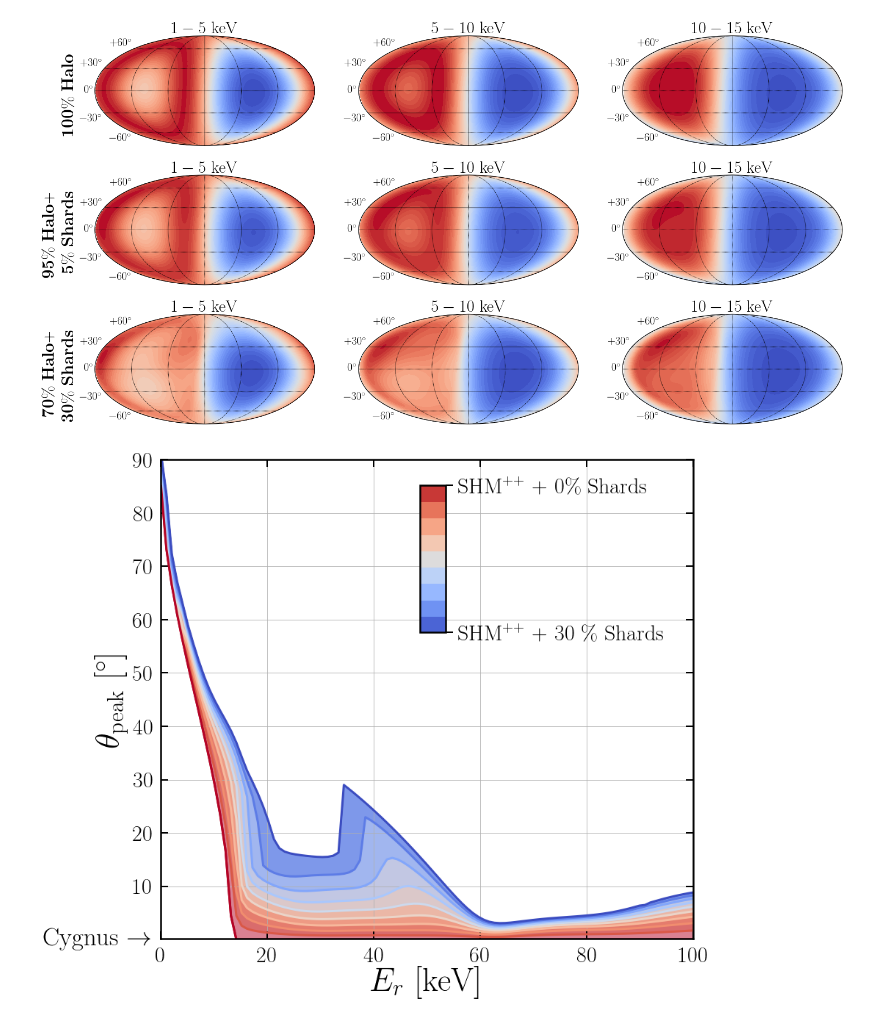
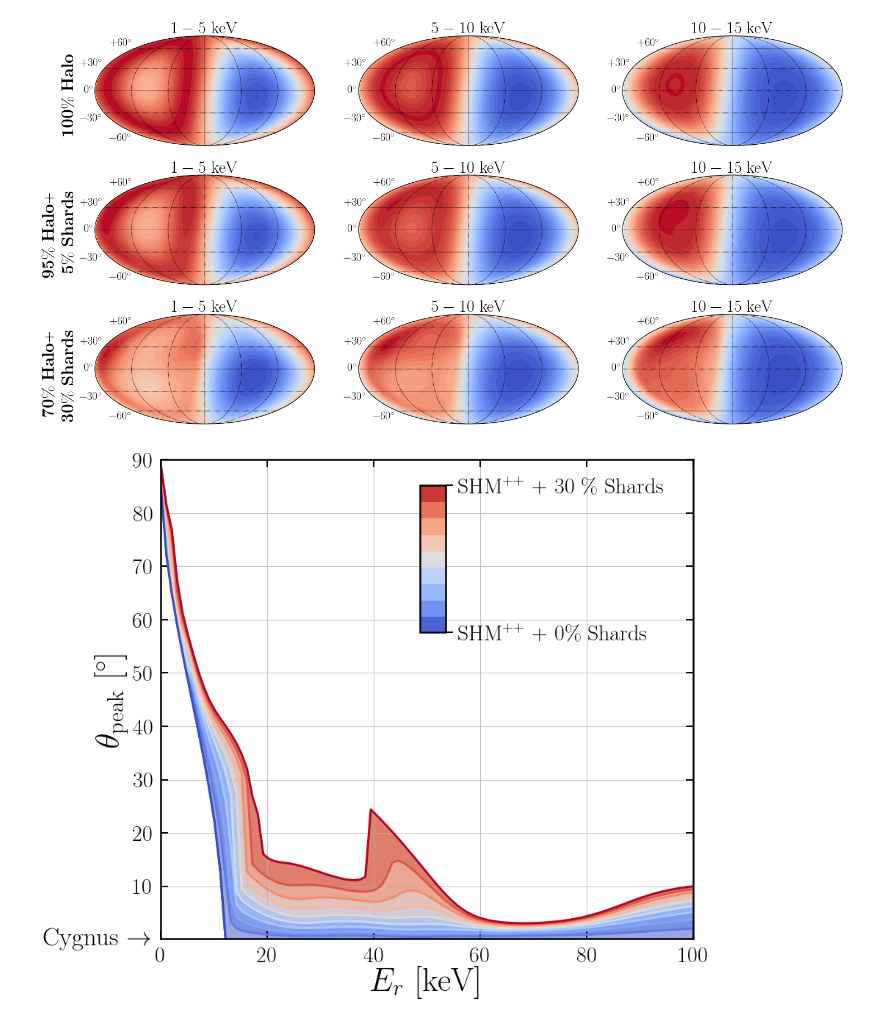
Before and after one commit to cajohare/DarkShards, a Jupyter notebook: code/PlotShards.ipynb, the cells around one changed output. Saved outputs shown, nothing was run; the diff lists cells and outputs as text; code cells hidden in the pictures.

Commit message:
updated plots

```diff
--- a/code/PlotShards.ipynb
+++ b/code/PlotShards.ipynb
@@ -250,14 +250,14 @@ fig = plt.figure(figsize=(13,12))
 ax = fig.add_subplot(111)
 pltname = 'Shards_fv2'
 
-xi_aniso = 0.7
+xi_aniso = 0.3
 xi_iso = 1.0-xi_aniso
 fv2_total = xi_iso*fv2_Iso + (xi_aniso/2.0)*(fv2_Saus+sum(fv2_Shards,2))
 plt.contourf(vr,vth,transpose(fv2_total)*1e6,50,cmap=cm.coolwarm)
 
 for i in range(0,nshards):
     f2 = transpose(fv2_Shards[:,:,i])
-    plt.contourf(vr,vth,f2,levels=[amax(f2)*0.9,amax(f2)*0.95,amax(f2)],alpha=0.6,colors=((colstrs[i,:]),),linewidth=3)
+    plt.contourf(vr,vth,f2,levels=[amax(f2)*0.9,amax(f2)*0.95,amax(f2)],alpha=0.2,colors=((colstrs[i,:]),),linewidth=3)
     plt.contour(vr,vth,f2,levels=[amax(f2)*0.9,amax(f2)*0.95,amax(f2)],colors=((colstrs[i,:]),),linewidth=3)
     plt.fill_between([-10000,-10000],[0,1],linewidth=3,alpha=0.6,color=colstrs[i,:],label=names[i])
 leg = plt.legend(loc='upper right',fontsize=20,edgecolor='k',framealpha=1.0)
@@ -423,6 +423,9 @@ fig.savefig('../plots/plots_png/'+pltname+'.png',bbox_inches='tight')
 # %% [markdown]
 # Axion spectrum
 # %%
+import warnings
+warnings.filterwarnings("ignore")
+
 c_km = 3e8/1000
 
 # Axion mass
@@ -436,14 +439,14 @@ vmax = 800
 omega_min = (m_a_s)*(1+(vmin/c_km)**2.0/2.0)
 omega_max = (m_a_s)*(1+(vmax/c_km)**2.0/2.0)
 axionBW = (omega_max-omega_min)
-omega = linspace(omega_min-0.2*axionBW,omega_max+0.2*axionBW,n)
+omega = linspace(omega_min-0.21*axionBW,omega_max+0.21*axionBW,n)
 omega_min = omega[0]
 omega_max = omega[-1]
 domega = omega[1]-omega[0]
 v = c_km*sqrt(2*(omega-m_a_s)/omega)
-v[omega<m_a_s] = 0.0
+v[omega<=m_a_s] = 0.0
 dv = (1.0/m_a_s)*(c_km/v)*c_km
-dv[omega<m_a_s] = 0.0
+dv[omega<=m_a_s] = 0.0
 
 # Plot power spectra
 v_lab = LabVelocitySimple(0.0,HaloModel)
@@ -456,5 +459,5 @@ for i in range(0,nshards):
     sig_s = dat[i,6:9]
     fvsub = pops[i]*SpeedDist_3D(v,(v_lab-v_s),sig_s)
     fv[i,:] = fvsub
-    print i+1,":    V_str = ",v_s,"|     sigma_str = ",sig_s
+    print '{:3d}{:9s}{:7s}{:7.2f}{:7.2f}{:7.2f}{:14s}{:7.2f}{:7.2f}{:7.2f}{:10s}{:3d}'.format(i+1,': '+names[i],'V_str = ',v_s[0],v_s[1],v_s[2],' |  sig_str = ',sig_s[0],sig_s[1],sig_s[2],' |  pop = ',int(pops[i]*sum(dat[:,9])))
 # %% [output]
@@ -685,7 +685,7 @@ def qhat(x):
 
 x_lab = -1.0*v_lab/sqrt(sum(v_lab**2.0))
 
-m_chi = 20.0
+m_chi = 50.0
 sigma_p = 1.0e-45
 A = F19.MassNumber
 
@@ -735,6 +735,8 @@ fig = plt.figure(figsize=(13,12))
 ax = fig.add_subplot(111)
 pltname = 'Shards_peakdirection'
 
+col = (cm.coolwarm(linspace(0,1,n_xi)))
+cmap = cm.coolwarm
 for j in range(0,n_xi):
     plt.fill_between(Evals,dth[:,j],y2=dth[:,-1],color=col[j,:],alpha=0.5)
     plt.plot(Evals,dth[:,j],color=col[j,:],linewidth=3)
@@ -743,31 +745,31 @@ plt.plot(Evals,dth0,linewidth=3,color=col[0,:])
 plt.ylim([0.1,90])
 plt.xlim([0,amax(Evals)])
 ax.tick_params(which='major',direction='in',width=2,length=10,right=True,top=True,pad=10,labelsize=30)
 ax.tick_params(which='minor',direction='in',width=1,length=7,right=True,top=True)
 plt.ylabel(r"$\theta_{\rm peak}$ [$^\circ$]",fontsize=45);
 plt.xlabel(r"$E_r$ [keV]",fontsize=45);
 plt.text(-22,-1,r'Cygnus $\rightarrow$',fontsize=35)
 plt.grid()
 
 # Custom colorbar
 import matplotlib as mpl
 from mpl_toolkits.axes_grid1.inset_locator import inset_axes
 cbaxes = inset_axes(ax, width="5%", height="50%", bbox_to_anchor=[-190, 330, 700, 400])
 norm = mpl.colors.Normalize(vmin=0,vmax=1)
 sm = plt.cm.ScalarMappable(cmap=cmap, norm=norm)
 sm.set_array([])
 plt.colorbar(sm,cax=cbaxes,ticks=(0,1),boundaries=linspace(0,1,n_xi))
 f = plt.gcf().get_children()
 cbar = f[2]
 cbar.set_yticklabels([cbar_min, cbar_max])  # vertically oriented colorbar
 cbar.tick_params(labelsize=30)
 cbar.tick_params(which='major',direction='out',width=2,length=10,right=True,top=False,pad=7)
 cbar.tick_params(which='minor',direction='out',width=2,length=7,right=True,top=False)
 
 
 # Save figure
 plt.show()
 fig.savefig('../plots/'+pltname+'.pdf',bbox_inches='tight')
 fig.savefig('../plots/plots_png/'+pltname+'.png',bbox_inches='tight')
 # %% [output]
-[figure, old version]
+[figure, new version]
```
Also changed, not shown: parts of 8 cells of this notebook, 18 other files.
